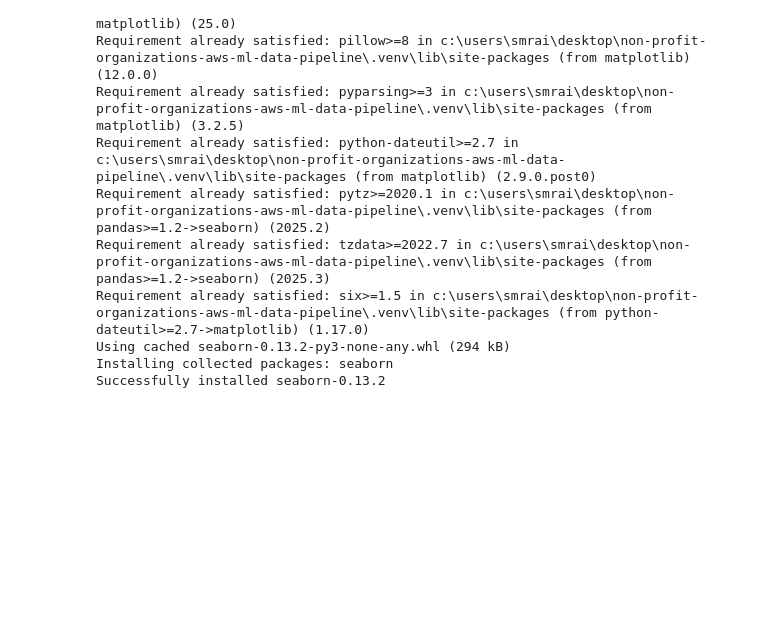
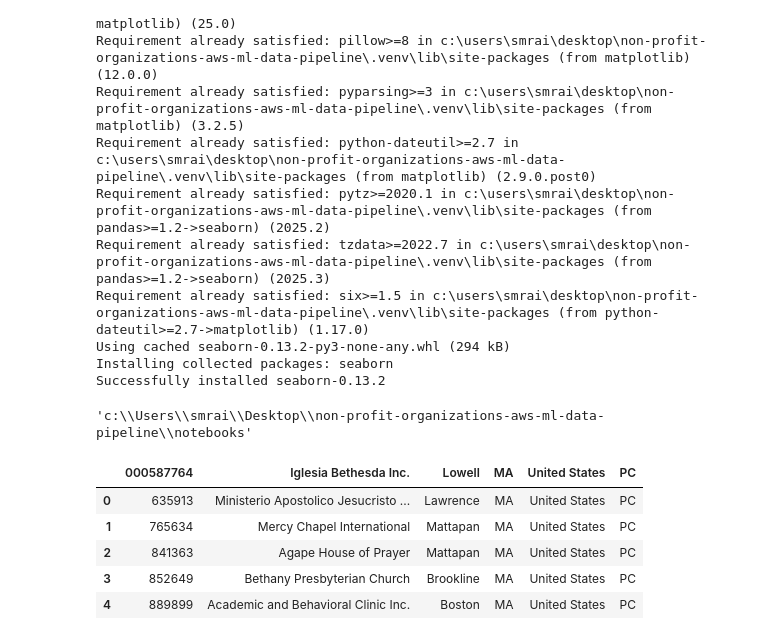
Before and after one commit to shahRaiaan/non-profit-organizations-aws-ml-data-pipeline, a Jupyter notebook: notebooks/eda.ipynb, the cells around one changed output. Saved outputs shown, nothing was run; the diff lists cells and outputs as text; code cells hidden in the pictures; blank space fills up the shorter version.

Commit message:
data preprocessing with cleanup py script

```diff
--- a/notebooks/eda.ipynb
+++ b/notebooks/eda.ipynb
@@ -137,3 +137,20 @@ Requirement already satisfied: six>=1.5 in c:\users\smrai\desktop\non-profit-org
 Using cached seaborn-0.13.2-py3-none-any.whl (294 kB)
 Installing collected packages: seaborn
 Successfully installed seaborn-0.13.2
+# %%
+## Data cleaning and Preprocessing Exploration
+import os
+os.getcwd()
+# %% [output]
+'c:\\Users\\smrai\\Desktop\\non-profit-organizations-aws-ml-data-pipeline\\notebooks'
+# %%
+import pandas as pd
+df = pd.read_csv("../data/raw.txt", sep="|")
+df.head()
+# %% [output]
+|  | 000587764 | Iglesia Bethesda Inc. | Lowell | MA | United States | PC |
+| 0 | 635913 | Ministerio Apostolico Jesucristo ... | Lawrence | MA | United States | PC |
+| 1 | 765634 | Mercy Chapel International | Mattapan | MA | United States | PC |
+| 2 | 841363 | Agape House of Prayer | Mattapan | MA | United States | PC |
+| 3 | 852649 | Bethany Presbyterian Church | Brookline | MA | United States | PC |
+| 4 | 889899 | Academic and Behavioral Clinic Inc. | Boston | MA | United States | PC |
```
Also changed, not shown: parts of 13 cells of this notebook, 2 other files.
